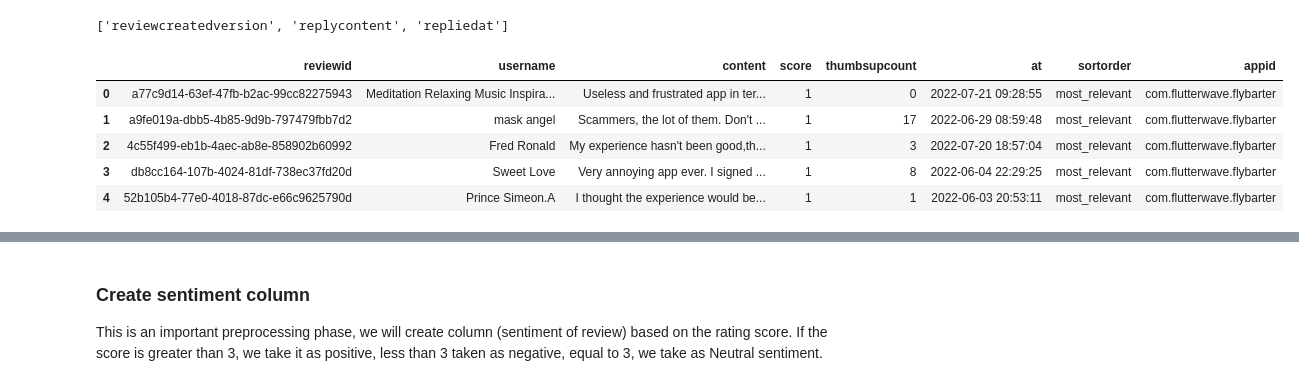
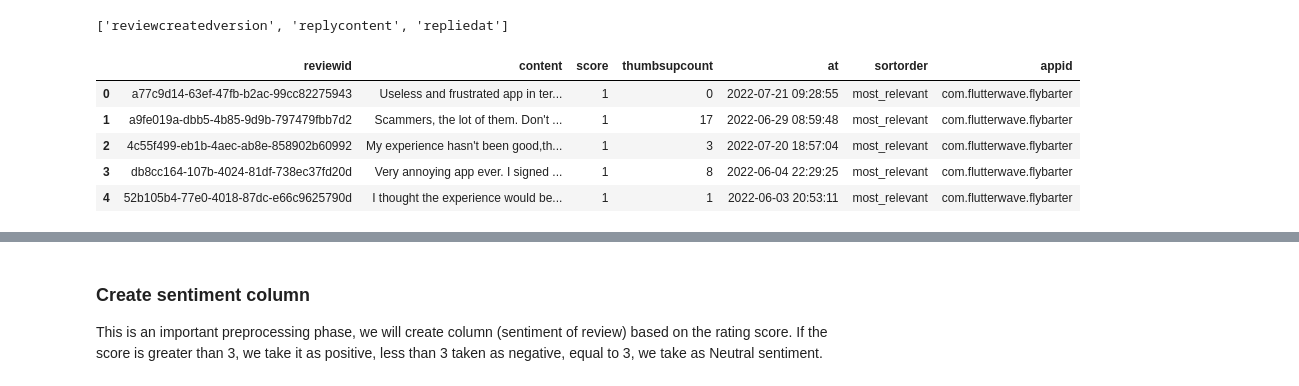
Before and after one commit to UsmanSimple/SENTIMENT-ANALYSIS-OF-CUSTOMERS-REVIEWS, a Jupyter notebook: Sentiment_Analysis.ipynb, the cells around one changed output, grey strips where cells are left out. Drawn from its saved outputs; the diff is of its cells as text; code cells hidden in the pictures.

```diff
--- a/Sentiment_Analysis.ipynb
+++ b/Sentiment_Analysis.ipynb
@@ -220,14 +192,14 @@ null_columns
 ['reviewcreatedversion', 'replycontent', 'repliedat']
 # %%
 #drop the null value columns as it is not really useful in our analysis and also classify the sentiment
-# drop the user image
+# drop the user image, username
 preprocess_review.drop(null_columns, axis = 1, inplace=True)
-preprocess_review.drop('userimage', axis = 1, inplace=True)
+preprocess_review.drop(['userimage', 'username'], axis = 1, inplace=True)
 preprocess_review.head()
 # %% [output]
-|  | reviewid | username | content | score | thumbsupcount | at | sortorder | appid |
-| 0 | a77c9d14-63ef-47fb-b2ac-99cc82275943 | Meditation Relaxing Music Inspira... | Useless and frustrated app in ter... | 1 | 0 | 2022-07-21 09:28:55 | most_relevant | com.flutterwave.flybarter |
-| 1 | a9fe019a-dbb5-4b85-9d9b-797479fbb7d2 | mask angel | Scammers, the lot of them. Don't ... | 1 | 17 | 2022-06-29 08:59:48 | most_relevant | com.flutterwave.flybarter |
-| 2 | 4c55f499-eb1b-4aec-ab8e-858902b60992 | Fred Ronald | My experience hasn't been good,th... | 1 | 3 | 2022-07-20 18:57:04 | most_relevant | com.flutterwave.flybarter |
-| 3 | db8cc164-107b-4024-81df-738ec37fd20d | Sweet Love | Very annoying app ever. I signed ... | 1 | 8 | 2022-06-04 22:29:25 | most_relevant | com.flutterwave.flybarter |
-| 4 | 52b105b4-77e0-4018-87dc-e66c9625790d | Prince Simeon.A | I thought the experience would be... | 1 | 1 | 2022-06-03 20:53:11 | most_relevant | com.flutterwave.flybarter |
+|  | reviewid | content | score | thumbsupcount | at | sortorder | appid |
+| 0 | a77c9d14-63ef-47fb-b2ac-99cc82275943 | Useless and frustrated app in ter... | 1 | 0 | 2022-07-21 09:28:55 | most_relevant | com.flutterwave.flybarter |
+| 1 | a9fe019a-dbb5-4b85-9d9b-797479fbb7d2 | Scammers, the lot of them. Don't ... | 1 | 17 | 2022-06-29 08:59:48 | most_relevant | com.flutterwave.flybarter |
+| 2 | 4c55f499-eb1b-4aec-ab8e-858902b60992 | My experience hasn't been good,th... | 1 | 3 | 2022-07-20 18:57:04 | most_relevant | com.flutterwave.flybarter |
+| 3 | db8cc164-107b-4024-81df-738ec37fd20d | Very annoying app ever. I signed ... | 1 | 8 | 2022-06-04 22:29:25 | most_relevant | com.flutterwave.flybarter |
+| 4 | 52b105b4-77e0-4018-87dc-e66c9625790d | I thought the experience would be... | 1 | 1 | 2022-06-03 20:53:11 | most_relevant | com.flutterwave.flybarter |
```
Also changed, not shown: parts of 43 cells of this notebook.
